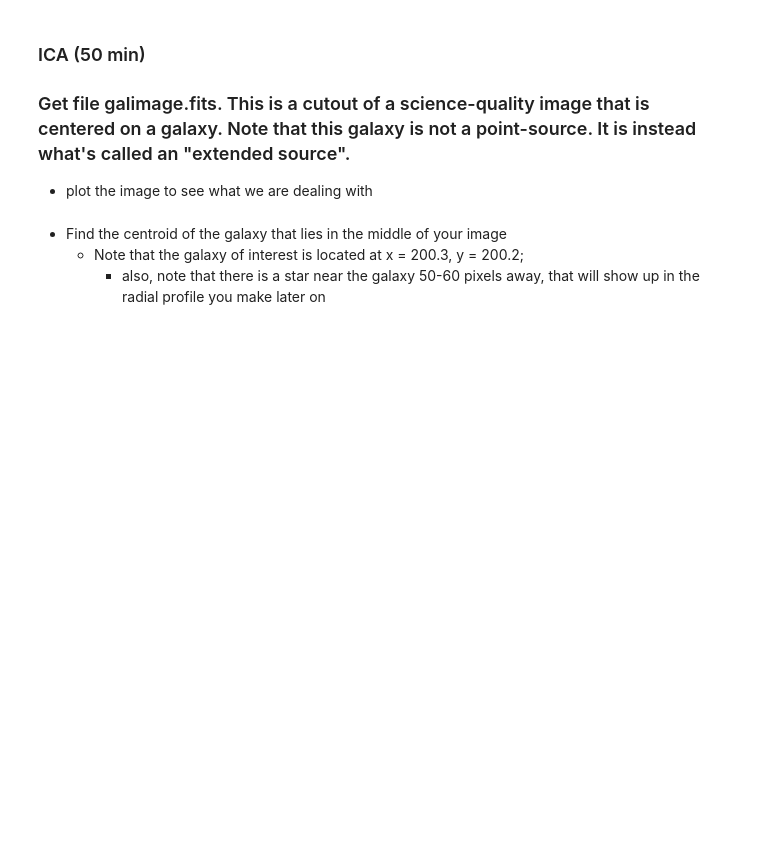
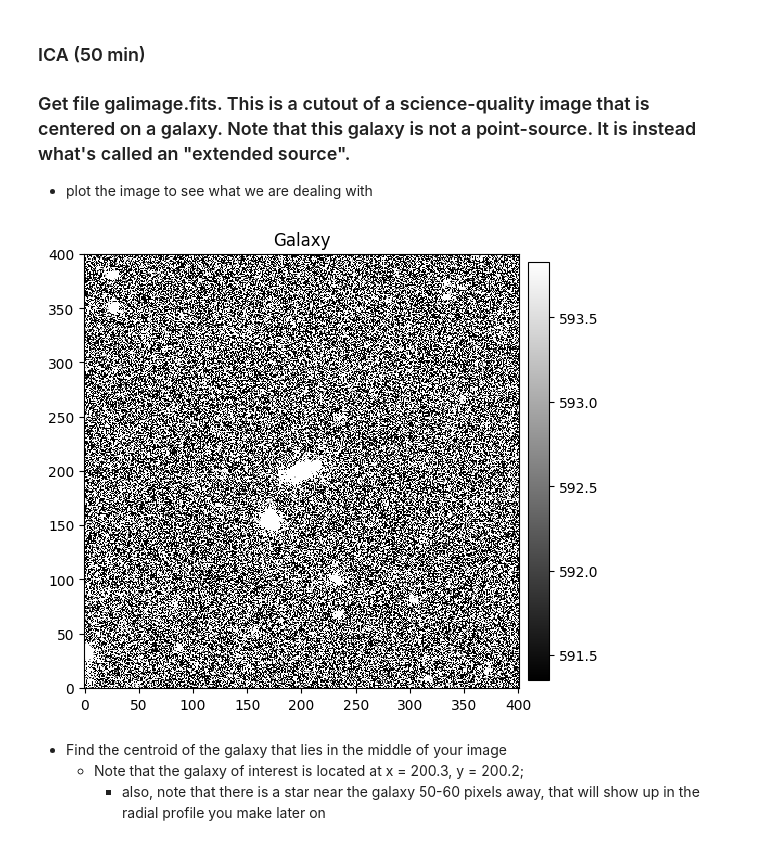
Before and after one commit to amedina695/lectures_git, a Jupyter notebook: lectures_week10/Astronomical_SNR_calculations-classroom.ipynb, the cells around one changed output. Saved outputs shown, nothing was run; the diff lists cells and outputs as text; code cells hidden in the pictures; blank space fills up the shorter version.

```diff
--- a/lectures_week10/Astronomical_SNR_calculations-classroom.ipynb
+++ b/lectures_week10/Astronomical_SNR_calculations-classroom.ipynb
@@ -240,6 +242,21 @@ SNR assuming noise dominated 444
 
 ### Get file galimage.fits. This is a cutout of a science-quality image that is centered on a galaxy. Note that this galaxy is not a point-source. It is instead what's called an "extended source".
 - plot the image to see what we are dealing with
+# %%
+galim = fits.getdata('galimage.fits')
+# %%
+quickmn = np.median( galim )
+quicksg = np.std( galim )
+ns = 0.2
+
+plt.figure( figsize = (6,6))
+im1 = plt.imshow( galim, interpolation='none', origin='lower',
+           vmin=quickmn - ns*quicksg, vmax=quickmn + ns*quicksg,
+           cmap='gist_gray')
+plt.colorbar( im1, fraction=0.045, pad=0.02 )
+dm = plt.title('Galaxy')
+# %% [output]
+[figure, added]
 # %% [markdown]
 - Find the centroid of the galaxy that lies in the middle of your image
      - Note that the galaxy of interest is located at x = 200.3, y = 200.2;
```
Also changed, not shown: parts of 21 cells of this notebook, 56 other files.
